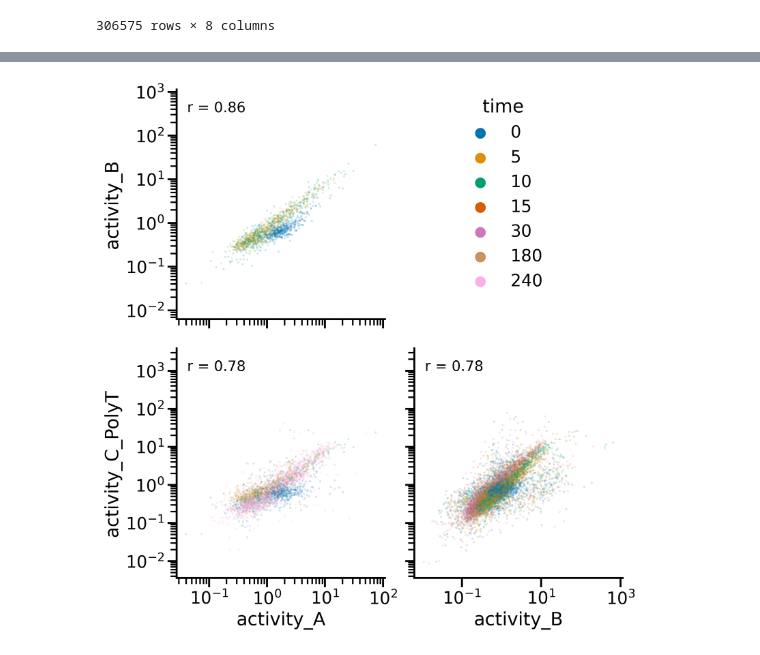
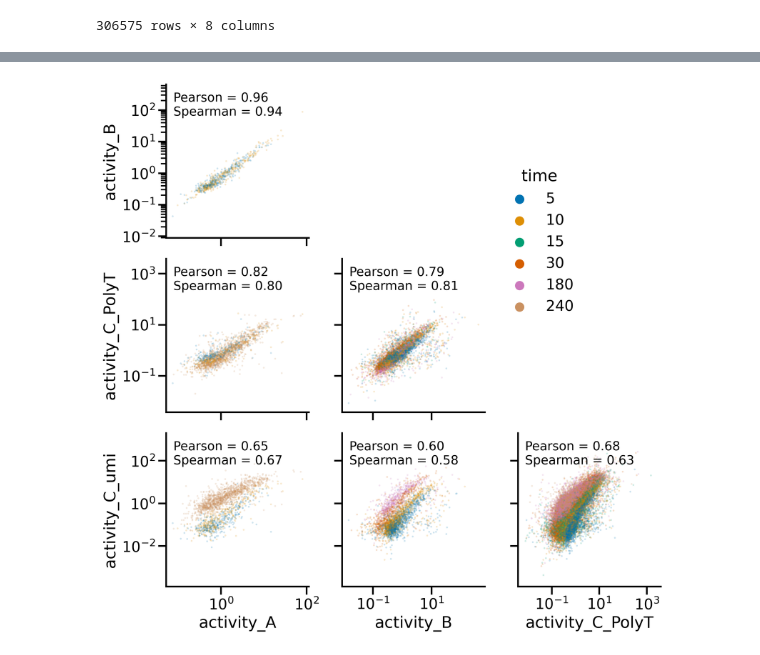
Before and after one commit to sanjanakotha/TREBL-analysis, a Jupyter notebook: notebooks/GCN4/pipeline_analysis/07_activity_score_comparison.ipynb, the cells around one changed output, grey strips where cells are left out. Cells and saved outputs as stored; diff of their text form; code cells hidden in the pictures.

```diff
--- a/notebooks/GCN4/pipeline_analysis/07_activity_score_comparison.ipynb
+++ b/notebooks/GCN4/pipeline_analysis/07_activity_score_comparison.ipynb
@@ -56,3 +56,7 @@ yeast_pool_C_PolyT_activities
 | 387196 | TTTGTTTCTGGTACTGTTTCTCCTAAAGATTTG... | ACCCATCCAGA | AAATATTTGTCCGC | 626.0 | 4 | 180 | 389.0 | 0.621406 |
 | 387197 | TTTGTTTCTGGTACTGTTTCTCCTAAAGATTTG... | ACCCATCCAGA | AAATATTTGTCCGC | 729.0 | 4 | 240 | 595.0 | 0.816187 |
 300065 rows × 8 columns
+# %%
+yeast_pool_C_umi_activities = pd.read_csv("../../../output/GCN4_pipeline/trebl_experiment_pool_C_umi_results_per_barcode.csv", index_col = 0)
+yeast_pool_C_umi_activities["activity"] = yeast_pool_C_umi_activities["activity_directional"]
+yeast_pool_C_umi_activities
@@ -99,3 +117,11 @@ activities_A_B_C_PolyT
 | 306573 | TTTGTTTCTGGTACTGTTTCTCCTAAAGATTTG... | ACCCATCCAGA | AAATATTTGTCCGC | 4 | 180 | NaN | NaN | 0.621406 |
 | 306574 | TTTGTTTCTGGTACTGTTTCTCCTAAAGATTTG... | ACCCATCCAGA | AAATATTTGTCCGC | 4 | 240 | NaN | NaN | 0.816187 |
 306575 rows × 8 columns
+# %%
+activities_A_B_C_PolyT_C_umi = pd.merge(activities_A_B_C_PolyT,
+                            yeast_pool_C_umi_activities[["AD", "AD_BC", "RPTR_BC", "rep", "time", "activity"]],
+                            on = ["AD", "AD_BC", "RPTR_BC", "rep", "time"],
+                            suffixes = ["", "_C_umi"],
+                            how = 'outer')
+activities_A_B_C_PolyT_C_umi = activities_A_B_C_PolyT_C_umi.rename(columns = {"activity" : "activity_C_umi"})
+activities_A_B_C_PolyT_C_umi
@@ -102,9 +142,13 @@ activities_A_B_C_PolyT
 # %%
+import numpy as np
+from scipy.stats import spearmanr, pearsonr
+
 sns.set_context('talk')
 
-cols = ["activity_A", "activity_B", "activity_C_PolyT", "time"]
+cols = ["activity_A", "activity_B", "activity_C_PolyT", "activity_C_umi", "time"]
 
-df = activities_A_B_C_PolyT[cols].sample(100000)
+df = activities_A_B_C_PolyT_C_umi[cols].sample(100000)
+df = df[df["time"] != 0]
 
 g = sns.pairplot(
     df,
@@ -112,47 +156,53 @@ g = sns.pairplot(
     hue='time',
     diag_kind=None,
     plot_kws={"s": 4, "alpha": 0.2, "edgecolor": "none"},
-    palette = 'colorblind'
+    palette='colorblind'
 )
 
 g.fig.set_size_inches(14, 12)
 g.fig.set_dpi(300)
 
 # remove diagonal axes
 for i in range(len(cols)-1):
     g.axes[i, i].set_visible(False)
 
-# add correlations
-activity_cols = ["activity_A", "activity_B", "activity_C_PolyT"]
+activity_cols = ["activity_A", "activity_B", "activity_C_PolyT", "activity_C_umi"]
 
 for i in range(len(activity_cols)):
     for j in range(i):
         ax = g.axes[i, j]
         if ax is None:
             continue
 
         x = df[activity_cols[j]]
         y = df[activity_cols[i]]
-        mask = x.notna() & y.notna()
 
-        r, _ = spearmanr(x[mask], y[mask])
+        mask = x.notna() & y.notna() & (x > 0) & (y > 0)
+
+        x_log = np.log10(x[mask])
+        y_log = np.log10(y[mask])
+
+        pear, _ = pearsonr(x_log, y_log)
+        spear, _ = spearmanr(x_log, y_log)
 
         ax.text(
             0.05, 0.95,
-            f"r = {r:.2f}",
+            f"Pearson = {pear:.2f}\nSpearman = {spear:.2f}",
             transform=ax.transAxes,
             ha="left",
             va="top",
-            fontsize=14)
+            fontsize=14
+        )
 
-# log scale
+# log scale for visualization
 for ax in g.axes.flatten():
     if ax is not None and ax.get_visible():
         ax.set_xscale("log")
         ax.set_yscale("log")
 
-g._legend.set_bbox_to_anchor((0.45, 0.63))  # (x, y) in figure coordinates
-g._legend.set_loc("upper right")        # anchor point of legend
+g._legend.set_bbox_to_anchor((0.55, 0.63))
+g._legend.set_loc("upper right")
+
 plt.show()
 # %% [output]
-[figure, old version]
+[figure, new version]
```
Also changed, not shown: parts of 3 cells of this notebook, 28 other files.
